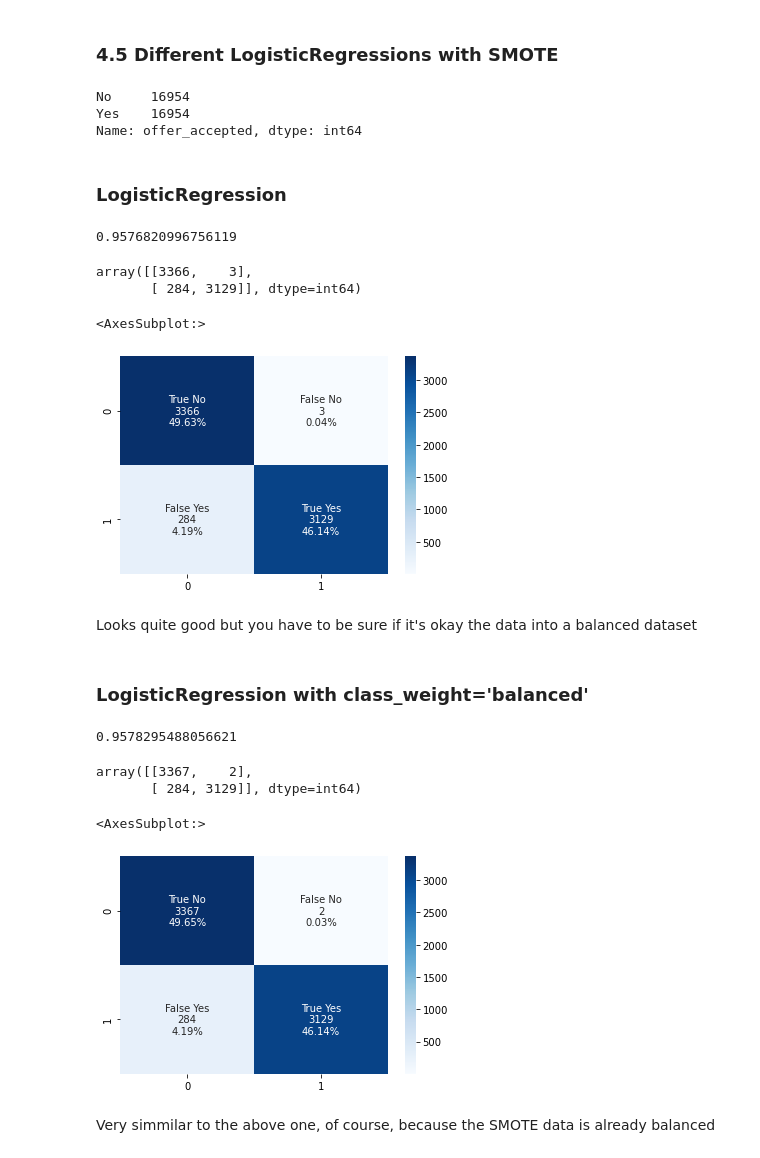
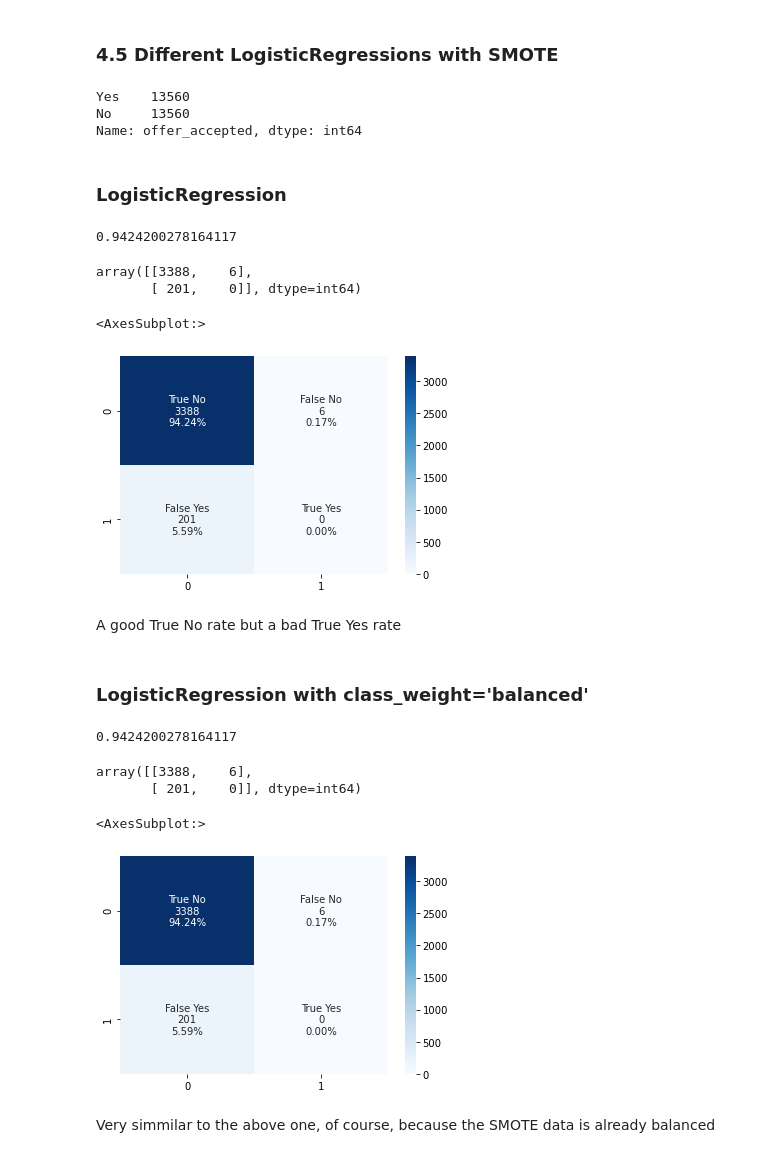
Before and after one commit to KaroD123/Project-2-mid-bootcamp-, a Jupyter notebook: Project 2 (mid-bootcamp) - Classification.ipynb, the cells around one changed output. Drawn from its saved outputs; the diff is of its cells as text; code cells hidden in the pictures.

```diff
--- a/Project 2 (mid-bootcamp) - Classification.ipynb
+++ b/Project 2 (mid-bootcamp) - Classification.ipynb
@@ -360,62 +360,67 @@ sns.heatmap(cf_matrix, annot=labels, fmt='', cmap='Blues')
 A little more Flase Nos
 # %% [markdown]
 ### 4.5 Different LogisticRegressions with SMOTE
+# %%
+smote = SMOTE()
+
+X_train_sm, y_train_sm = smote.fit_resample(X_train, y_train)
+y_train_sm.value_counts()
+# %% [output]
+Yes    13560
+No     13560
+Name: offer_accepted, dtype: int64
 # %%
-smote = SMOTE()
+#smote = SMOTE()
 
-X_sm, y_sm = smote.fit_resample(X, y)
-y_sm.value_counts()
+#X_sm, y_sm = smote.fit_resample(X, y)
+#y_sm.value_counts()
-# %% [output]
-No     16954
-Yes    16954
-Name: offer_accepted, dtype: int64
 # %%
-X_train_sm, X_test_sm, y_train_sm, y_test_sm = train_test_split(X_sm, y_sm, test_size=0.2, random_state=42)
+#X_train_sm, X_test_sm, y_train_sm, y_test_sm = train_test_split(X_sm, y_sm, test_size=0.2, random_state=42)
 # %% [markdown]
 ### LogisticRegression
 # %%
 classification = LogisticRegression(random_state=42, max_iter=10000)
 classification.fit(X_train_sm, y_train_sm)
-classification.score(X_test_sm, y_test_sm)
+classification.score(X_test, y_test)
 # %% [output]
-0.9576820996756119
+0.9424200278164117
 # %%
-predictions = classification.predict(X_test_sm)
-confusion_matrix(y_test_sm, predictions)
+predictions = classification.predict(X_test)
+confusion_matrix(y_test, predictions)
 # %% [output]
-array([[3366,    3],
-       [ 284, 3129]], dtype=int64)
+array([[3388,    6],
+       [ 201,    0]], dtype=int64)
 # %%
-cf_matrix = confusion_matrix(y_test_sm, predictions)
+cf_matrix = confusion_matrix(y_test, predictions)
 group_names = ['True No', 'False No',
                'False Yes', 'True Yes',]
 
 group_counts = ["{0:0.0f}".format(value) for value in cf_matrix.flatten()]
 group_percentages = ["{0:.2%}".format(value) for value in cf_matrix.flatten()/np.sum(cf_matrix)]
 labels = [f"{v1}\n{v2}\n{v3}" for v1, v2, v3 in zip(group_names,group_counts,group_percentages)]
 labels = np.asarray(labels).reshape(2,2)
 sns.heatmap(cf_matrix, annot=labels, fmt='', cmap='Blues')
 # %% [output]
 <AxesSubplot:>
-[figure, old version]
+[figure, new version]
-# %% [markdown]
-Looks quite good but you have to be sure if it's okay the data into a balanced dataset
+# %% [markdown]
+A good True No rate but a bad True Yes rate
 # %% [markdown]
 ### LogisticRegression with class_weight='balanced'
 # %%
 classification = LogisticRegression(random_state=42, max_iter=10000, class_weight='balanced')
 classification.fit(X_train_sm, y_train_sm)
-classification.score(X_test_sm, y_test_sm)
+classification.score(X_test, y_test)
 # %% [output]
-0.9578295488056621
+0.9424200278164117
 # %%
-predictions = classification.predict(X_test_sm)
-confusion_matrix(y_test_sm, predictions)
+predictions = classification.predict(X_test)
+confusion_matrix(y_test, predictions)
 # %% [output]
-array([[3367,    2],
-       [ 284, 3129]], dtype=int64)
+array([[3388,    6],
+       [ 201,    0]], dtype=int64)
 # %%
-cf_matrix = confusion_matrix(y_test_sm, predictions)
+cf_matrix = confusion_matrix(y_test, predictions)
 group_names = ['True No', 'False No',
                'False Yes', 'True Yes',]
 
@@ -426,7 +431,7 @@ labels = np.asarray(labels).reshape(2,2)
 sns.heatmap(cf_matrix, annot=labels, fmt='', cmap='Blues')
 # %% [output]
 <AxesSubplot:>
-[figure, old version]
+[figure, new version]
 # %% [markdown]
 Very simmilar to the above one, of course, because the SMOTE data is already balanced
 # %% [markdown]
```
Also changed, not shown: parts of 34 cells of this notebook.
